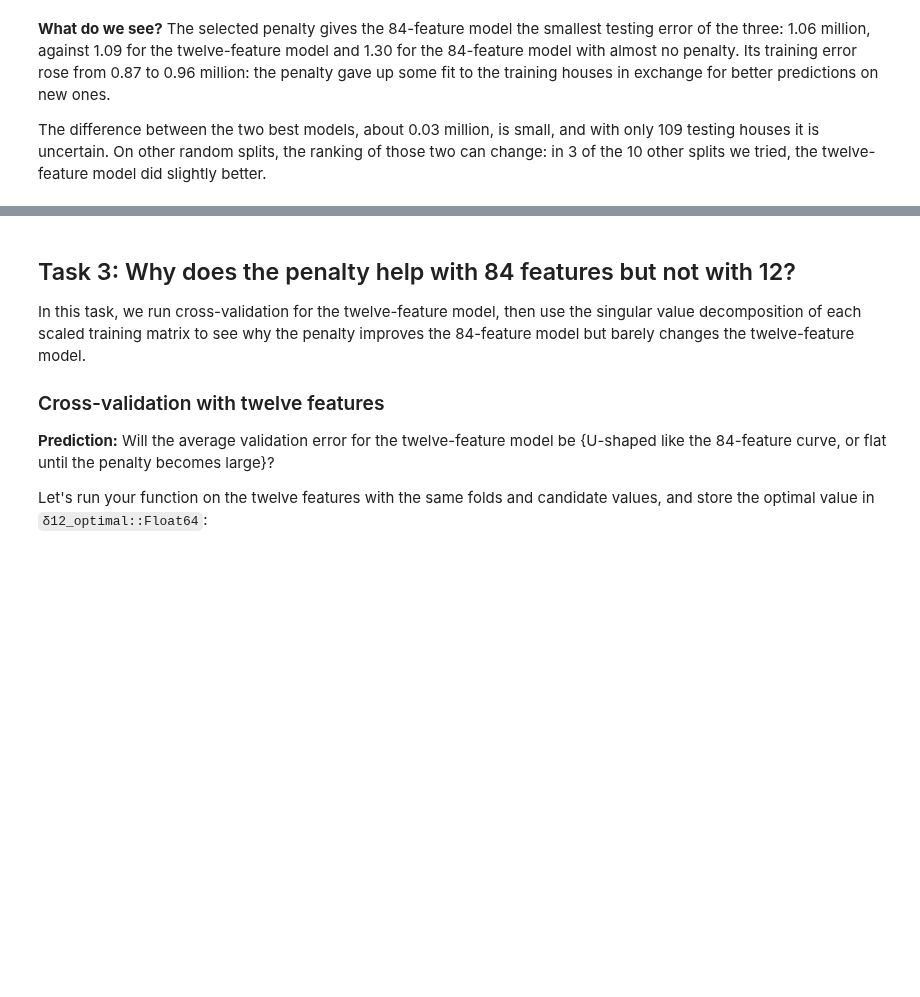
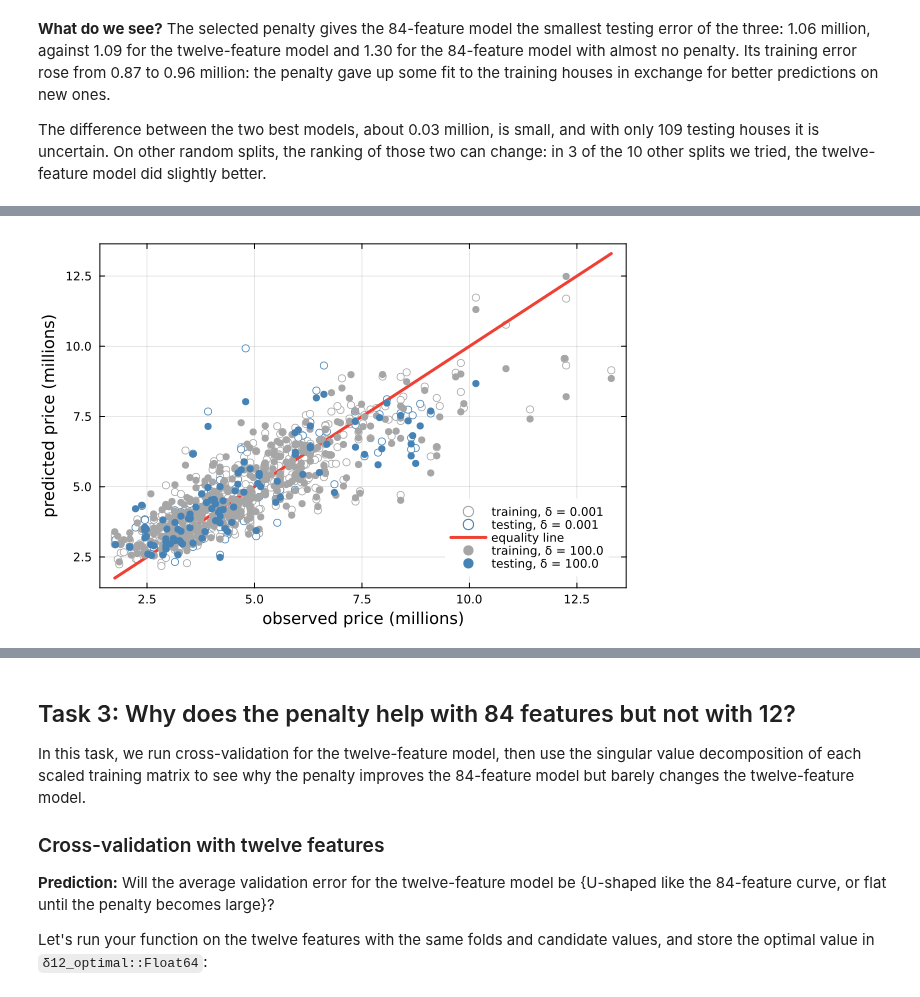
Before and after one commit to varnerlab/CHEME-5800-CourseRepository-Fall-2026, a Jupyter notebook: weeks/week-08/L8d/CHEME-5800-L8d-Lab-CrossValidationAndResidualModelChecking-Fall-2026.ipynb, the cells around one changed output, grey strips where cells are left out. Cells and saved outputs as stored; diff of their text form; code cells hidden in the pictures; blank space fills up the shorter version.

```diff
--- a/weeks/week-08/L8d/CHEME-5800-L8d-Lab-CrossValidationAndResidualModelChecking-Fall-2026.ipynb
+++ b/weeks/week-08/L8d/CHEME-5800-L8d-Lab-CrossValidationAndResidualModelChecking-Fall-2026.ipynb
@@ -390,0 +465,36 @@ ___
+# %%
+let
+
+    # user-adjustable penalties -
+    δ_open = δ_small # penalty shown with open markers
+    δ_filled = δ_optimal # penalty shown with filled markers
+
+    # fit both 84-feature models and predict the training and testing prices -
+    θ̂_open = ridge_fit(Z84_train, y_train, δ_open)
+    ŷ_train_open = ridge_predict(θ̂_open, Z84_train)
+    ŷ_test_open = ridge_predict(θ̂_open, Z84_test)
+    θ̂_filled = ridge_fit(Z84_train, y_train, δ_filled)
+    ŷ_train_filled = ridge_predict(θ̂_filled, Z84_train)
+    ŷ_test_filled = ridge_predict(θ̂_filled, Z84_test)
+
+    # equality line: span the smallest and largest observed or predicted price -
+    lower = minimum([y_train; y_test; ŷ_train_open; ŷ_test_open; ŷ_train_filled; ŷ_test_filled])
+    upper = maximum([y_train; y_test; ŷ_train_open; ŷ_test_open; ŷ_train_filled; ŷ_test_filled])
+    equality_line = [lower, upper] # two points define the line
+
+    # plot the first model with open markers -
+    canvas = default(:bg) # fill open markers with the current theme's background
+    scatter(y_train, ŷ_train_open, label = "training, δ = $(δ_open)", c = canvas, msc = :gray65)
+    scatter!(y_test, ŷ_test_open, label = "testing, δ = $(δ_open)", c = canvas, msc = :steelblue)
+    plot!(equality_line, equality_line, lw = 3, label = "equality line", c = colorant"#EF4035")
+
+    # plot the second model with filled markers -
+    scatter!(y_train, ŷ_train_filled, label = "training, δ = $(δ_filled)", c = :gray65, msc = :gray65)
+    scatter!(y_test, ŷ_test_filled, label = "testing, δ = $(δ_filled)", c = :steelblue, msc = :steelblue)
+
+    xlabel!("observed price (millions)")
+    ylabel!("predicted price (millions)")
+    plot!(framestyle = :box, fg_legend = :transparent, legend = :bottomright)
+end
+# %% [output]
+[figure, added]
```
Also changed, not shown: parts of 33 cells of this notebook.
